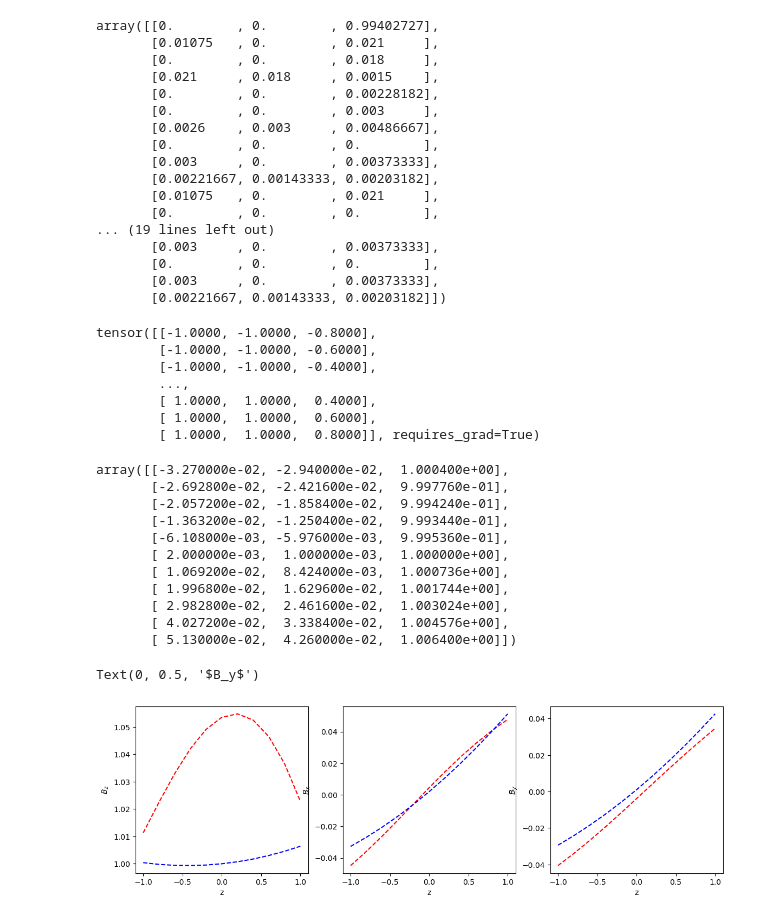
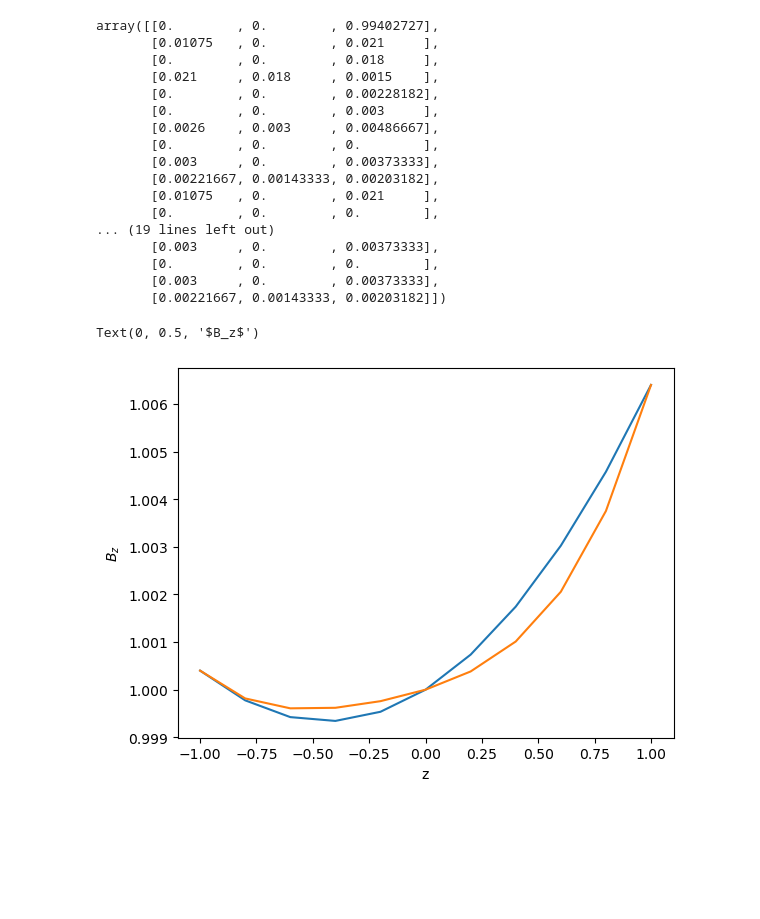
Before and after one commit to piyamure/PHY_Brad, a Jupyter notebook: B_reconstruction_syndy.ipynb, the cells around one changed output. Saved outputs shown, nothing was run; the diff lists cells and outputs as text; code cells hidden in the pictures; blank space fills up the shorter version.

Commit message:
reconstruct B field using syndy-type algorithms

```diff
--- a/B_reconstruction_syndy.ipynb
+++ b/B_reconstruction_syndy.ipynb
@@ -140,53 +85,25 @@ array([[0.        , 0.        , 0.99402727],
        [0.        , 0.        , 0.        ],
        [0.003     , 0.        , 0.00373333],
        [0.00221667, 0.00143333, 0.00203182]])
-# %%
-# physics BV coords
-PBv_coords = np.array([xv[~bv_mask],yv[~bv_mask],zv[~bv_mask]]).T
-# %% [output]
-tensor([[-1.0000, -1.0000, -0.8000],
-        [-1.0000, -1.0000, -0.6000],
-        [-1.0000, -1.0000, -0.4000],
-        ...,
-        [ 1.0000,  1.0000,  0.4000],
-        [ 1.0000,  1.0000,  0.6000],
-        [ 1.0000,  1.0000,  0.8000]], requires_grad=True)
 # %%
-z_axis_mask = (xv==0) * (yv==0)     # mask to select data along z axis
-B = get_mag_field(2,xv,yv,zv)       # get B at x,y,z mesh
-B = B.reshape(*xv.shape,3)          # reshape B to have shape as coordinate mesh
-Bz = B[z_axis_mask]                 # Bz along z axis
-Bz
+# let's check how well the fitting oustside the BV data
+B = get_mag_field(2,xv,yv,zv)        # get B (Bx,By,Bz) on coordinate mesh
+B = B.reshape(*xv.shape,3)
+z_axis_mask = (xv==0) * (yv==0)      # mask to select z axis coords
+B_z = B[z_axis_mask]                 # slect B(Bx,By,Bz) along z axis
-# %% [output]
-array([[-3.270000e-02, -2.940000e-02,  1.000400e+00],
-       [-2.692800e-02, -2.421600e-02,  9.997760e-01],
-       [-2.057200e-02, -1.858400e-02,  9.994240e-01],
-       [-1.363200e-02, -1.250400e-02,  9.993440e-01],
-       [-6.108000e-03, -5.976000e-03,  9.995360e-01],
-       [ 2.000000e-03,  1.000000e-03,  1.000000e+00],
-       [ 1.069200e-02,  8.424000e-03,  1.000736e+00],
-       [ 1.996800e-02,  1.629600e-02,  1.001744e+00],
-       [ 2.982800e-02,  2.461600e-02,  1.003024e+00],
-       [ 4.027200e-02,  3.338400e-02,  1.004576e+00],
-       [ 5.130000e-02,  4.260000e-02,  1.006400e+00]])
-# %%
-# plot the magnetic field
-fig, (ax1, ax2,ax3) = plt.subplots(1, 3, figsize=(14, 4))
-
-ax1.plot(z[:,2],Bz_pred[:,2],'r--',label='pred')
-ax1.plot(z[:,2],Bz[:,2],'b--',label='actaul')
-ax1.set_xlabel('z')
-ax1.set_ylabel(r'$B_z$')
-
-ax2.plot(z[:,2],Bz_pred[:,0],'r--',label='pred')
-ax2.plot(z[:,2],Bz[:,0],'b--',label='actaul')
-ax2.set_xlabel('z')
-ax2.set_ylabel(r'$B_x$')
-
-ax3.plot(z[:,2],Bz_pred[:,1],'r--',label='pred')
-ax3.plot(z[:,2],Bz[:,1],'b--',label='actaul')
-ax3.set_xlabel('z')
-ax3.set_ylabel(r'$B_y$')
-# %% [output]
-Text(0, 0.5, '$B_y$')
-[figure, removed]
+# %%
+# x,y,z coordinate along z axis
+z_coords = np.array([xv[z_axis_mask],yv[z_axis_mask],zv[z_axis_mask]]).T
+# evaluate polynomial along z
+X = get_poly_lib(4,z_coords)
+# get the predicted B(Bx,By,Bz) along z axis
+Bv_pred = X @ w
+# %%
+# plot Bz (predicted/actual) vs z
+plt.plot(z_coords[:,2],B_z[:,2])
+plt.plot(z_coords[:,2],Bv_pred[:,2])
+plt.xlabel('z')
+plt.ylabel('$B_z$')
+# %% [output]
+Text(0, 0.5, '$B_z$')
+[figure, added]
```
Also changed, not shown: parts of 10 cells of this notebook.
